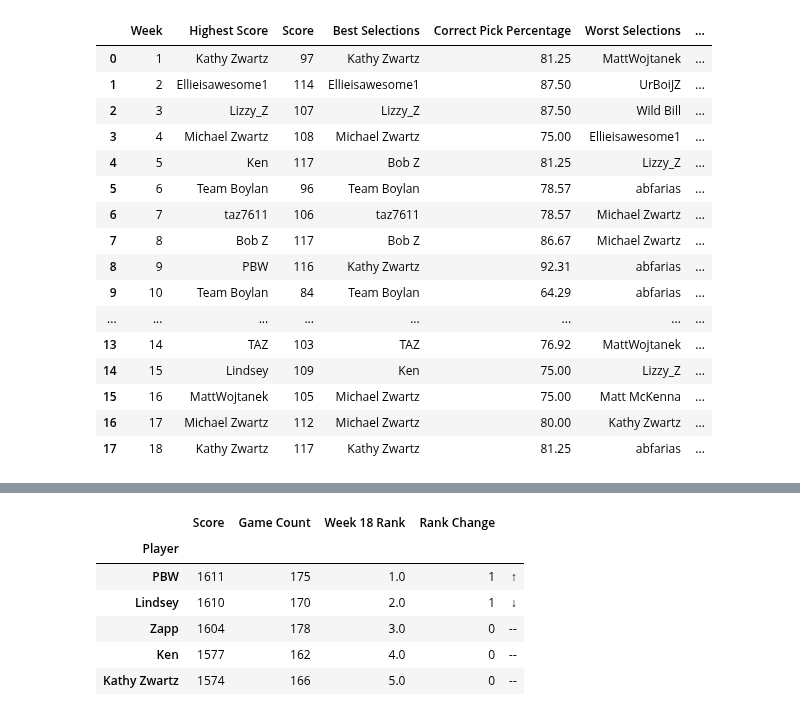
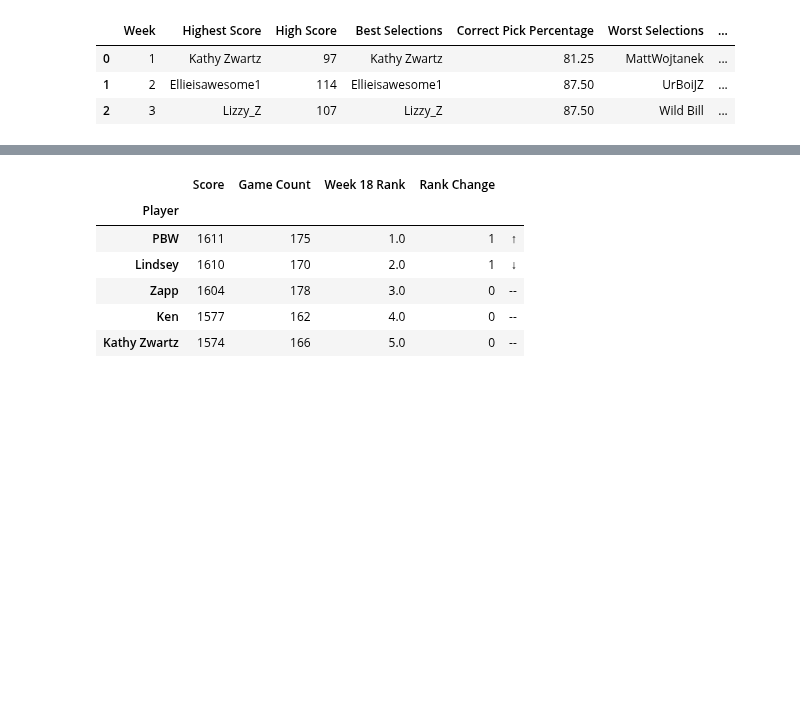
Before and after one commit to michaelzwartz/Confidence-pool, a Jupyter notebook: pool_notebook.ipynb, the cells around one changed output, grey strips where cells are left out. Cells and saved outputs as stored; diff of their text form; code cells hidden in the pictures; blank space fills up the shorter version.

```diff
--- a/pool_notebook.ipynb
+++ b/pool_notebook.ipynb
@@ -68,42 +68,29 @@ sum_totals(season_totals, week18_stats, 'Week 18 Rank')
 #caluculate the position change from the previous week
 season_totals['Rank Change Value'] = round(season_totals[season_totals.columns[len(season_totals.columns)-1]]-season_totals[season_totals.columns[len(season_totals.columns)-2]], 0)
 # %%
-best_worst_dic = {'Week': 1, 'Highest Score': week1_stats['Score'].idxmax(), 'Score': week1_stats['Score'].max(), 'Best Selections': week1_stats['Pick Percentage'].idxmax(), 'Correct Pick Percentage': week1_stats['Pick Percentage'].max(), 'Worst Selections': week1_stats['Pick Percentage'].idxmin(), 'Worst Pick Percentage': week1_stats['Pick Percentage'].min()}
+best_worst_dic = {'Week': 1, 'Highest Score': week1_stats['Score'].idxmax(), 'High Score': week1_stats['Score'].max(), 'Best Selections': week1_stats['Pick Percentage'].idxmax(), 'Correct Pick Percentage': week1_stats['Pick Percentage'].max(), 'Worst Selections': week1_stats['Pick Percentage'].idxmin(), 'Worst Pick Percentage': week1_stats['Pick Percentage'].min(), 'Low Score':week1_stats['Score'].min(), 'Avg Score':week1_stats['Score'].mean()}
 best_worst = pd.DataFrame(best_worst_dic, index=[0])
-best_worst.loc[len(best_worst.index)] = [2, week2_stats['Score'].idxmax(), week2_stats['Score'].max(), week2_stats['Pick Percentage'].idxmax(), week2_stats['Pick Percentage'].max(),  week2_stats['Pick Percentage'].idxmin(), week2_stats['Pick Percentage'].min()]
-best_worst.loc[len(best_worst.index)] = [3, week3_stats['Score'].idxmax(), week3_stats['Score'].max(), week3_stats['Pick Percentage'].idxmax(), week3_stats['Pick Percentage'].max(),  week3_stats['Pick Percentage'].idxmin(), week3_stats['Pick Percentage'].min()]
-best_worst.loc[len(best_worst.index)] = [4, week4_stats['Score'].idxmax(), week4_stats['Score'].max(), week4_stats['Pick Percentage'].idxmax(), week4_stats['Pick Percentage'].max(),  week4_stats['Pick Percentage'].idxmin(), week4_stats['Pick Percentage'].min()]
-best_worst.loc[len(best_worst.index)] = [5, week5_stats['Score'].idxmax(), week5_stats['Score'].max(), week5_stats['Pick Percentage'].idxmax(), week5_stats['Pick Percentage'].max(),  week5_stats['Pick Percentage'].idxmin(), week5_stats['Pick Percentage'].min()]
-best_worst.loc[len(best_worst.index)] = [6, week6_stats['Score'].idxmax(), week6_stats['Score'].max(), week6_stats['Pick Percentage'].idxmax(), week6_stats['Pick Percentage'].max(),  week6_stats['Pick Percentage'].idxmin(), week6_stats['Pick Percentage'].min()]
-best_worst.loc[len(best_worst.index)] = [7, week7_stats['Score'].idxmax(), week7_stats['Score'].max(), week7_stats['Pick Percentage'].idxmax(), week7_stats['Pick Percentage'].max(),  week7_stats['Pick Percentage'].idxmin(), week7_stats['Pick Percentage'].min()]
-best_worst.loc[len(best_worst.index)] = [8, week8_stats['Score'].idxmax(), week8_stats['Score'].max(), week8_stats['Pick Percentage'].idxmax(), week8_stats['Pick Percentage'].max(),  week8_stats['Pick Percentage'].idxmin(), week8_stats['Pick Percentage'].min()]
-best_worst.loc[len(best_worst.index)] = [9, week9_stats['Score'].idxmax(), week9_stats['Score'].max(), week9_stats['Pick Percentage'].idxmax(), week9_stats['Pick Percentage'].max(),  week9_stats['Pick Percentage'].idxmin(), week9_stats['Pick Percentage'].min()]
-best_worst.loc[len(best_worst.index)] = [10, week10_stats['Score'].idxmax(), week10_stats['Score'].max(), week10_stats['Pick Percentage'].idxmax(), week10_stats['Pick Percentage'].max(),  week10_stats['Pick Percentage'].idxmin(), week10_stats['Pick Percentage'].min()]
-best_worst.loc[len(best_worst.index)] = [11, week11_stats['Score'].idxmax(), week11_stats['Score'].max(), week11_stats['Pick Percentage'].idxmax(), week11_stats['Pick Percentage'].max(),  week11_stats['Pick Percentage'].idxmin(), week11_stats['Pick Percentage'].min()]
-best_worst.loc[len(best_worst.index)] = [12, week12_stats['Score'].idxmax(), week12_stats['Score'].max(), week12_stats['Pick Percentage'].idxmax(), week12_stats['Pick Percentage'].max(),  week12_stats['Pick Percentage'].idxmin(), week12_stats['Pick Percentage'].min()]
-best_worst.loc[len(best_worst.index)] = [13, week13_stats['Score'].idxmax(), week13_stats['Score'].max(), week13_stats['Pick Percentage'].idxmax(), week13_stats['Pick Percentage'].max(),  week13_stats['Pick Percentage'].idxmin(), week13_stats['Pick Percentage'].min()]
-best_worst.loc[len(best_worst.index)] = [14, week14_stats['Score'].idxmax(), week14_stats['Score'].max(), week14_stats['Pick Percentage'].idxmax(), week14_stats['Pick Percentage'].max(),  week14_stats['Pick Percentage'].idxmin(), week14_stats['Pick Percentage'].min()]
-best_worst.loc[len(best_worst.index)] = [15, week15_stats['Score'].idxmax(), week15_stats['Score'].max(), week15_stats['Pick Percentage'].idxmax(), week15_stats['Pick Percentage'].max(),  week15_stats['Pick Percentage'].idxmin(), week15_stats['Pick Percentage'].min()]
-best_worst.loc[len(best_worst.index)] = [16, week16_stats['Score'].idxmax(), week16_stats['Score'].max(), week16_stats['Pick Percentage'].idxmax(), week16_stats['Pick Percentage'].max(),  week16_stats['Pick Percentage'].idxmin(), week16_stats['Pick Percentage'].min()]
-best_worst.loc[len(best_worst.index)] = [17, week17_stats['Score'].idxmax(), week17_stats['Score'].max(), week17_stats['Pick Percentage'].idxmax(), week17_stats['Pick Percentage'].max(),  week17_stats['Pick Percentage'].idxmin(), week17_stats['Pick Percentage'].min()]
-best_worst.loc[len(best_worst.index)] = [18, week18_stats['Score'].idxmax(), week18_stats['Score'].max(), week18_stats['Pick Percentage'].idxmax(), week18_stats['Pick Percentage'].max(),  week18_stats['Pick Percentage'].idxmin(), week18_stats['Pick Percentage'].min()]
+best_worst.loc[len(best_worst.index)] = [2, week2_stats['Score'].idxmax(), week2_stats['Score'].max(), week2_stats['Pick Percentage'].idxmax(), week2_stats['Pick Percentage'].max(),  week2_stats['Pick Percentage'].idxmin(), week2_stats['Pick Percentage'].min(), week2_stats['Score'].min(), week2_stats['Score'].mean()]
+best_worst.loc[len(best_worst.index)] = [3, week3_stats['Score'].idxmax(), week3_stats['Score'].max(), week3_stats['Pick Percentage'].idxmax(), week3_stats['Pick Percentage'].max(),  week3_stats['Pick Percentage'].idxmin(), week3_stats['Pick Percentage'].min(), week3_stats['Score'].min(), week3_stats['Score'].mean()]
+best_worst.loc[len(best_worst.index)] = [4, week4_stats['Score'].idxmax(), week4_stats['Score'].max(), week4_stats['Pick Percentage'].idxmax(), week4_stats['Pick Percentage'].max(),  week4_stats['Pick Percentage'].idxmin(), week4_stats['Pick Percentage'].min(), week4_stats['Score'].min(), week4_stats['Score'].mean()]
+best_worst.loc[len(best_worst.index)] = [5, week5_stats['Score'].idxmax(), week5_stats['Score'].max(), week5_stats['Pick Percentage'].idxmax(), week5_stats['Pick Percentage'].max(),  week5_stats['Pick Percentage'].idxmin(), week5_stats['Pick Percentage'].min(), week5_stats['Score'].min(), week5_stats['Score'].mean()]
+best_worst.loc[len(best_worst.index)] = [6, week6_stats['Score'].idxmax(), week6_stats['Score'].max(), week6_stats['Pick Percentage'].idxmax(), week6_stats['Pick Percentage'].max(),  week6_stats['Pick Percentage'].idxmin(), week6_stats['Pick Percentage'].min(), week6_stats['Score'].min(), week6_stats['Score'].mean()]
+best_worst.loc[len(best_worst.index)] = [7, week7_stats['Score'].idxmax(), week7_stats['Score'].max(), week7_stats['Pick Percentage'].idxmax(), week7_stats['Pick Percentage'].max(),  week7_stats['Pick Percentage'].idxmin(), week7_stats['Pick Percentage'].min(), week7_stats['Score'].min(), week7_stats['Score'].mean()]
+best_worst.loc[len(best_worst.index)] = [8, week8_stats['Score'].idxmax(), week8_stats['Score'].max(), week8_stats['Pick Percentage'].idxmax(), week8_stats['Pick Percentage'].max(),  week8_stats['Pick Percentage'].idxmin(), week8_stats['Pick Percentage'].min(), week8_stats['Score'].min(), week8_stats['Score'].mean()]
+best_worst.loc[len(best_worst.index)] = [9, week9_stats['Score'].idxmax(), week9_stats['Score'].max(), week9_stats['Pick Percentage'].idxmax(), week9_stats['Pick Percentage'].max(),  week9_stats['Pick Percentage'].idxmin(), week9_stats['Pick Percentage'].min(), week9_stats['Score'].min(), week9_stats['Score'].mean()]
+best_worst.loc[len(best_worst.index)] = [10, week10_stats['Score'].idxmax(), week10_stats['Score'].max(), week10_stats['Pick Percentage'].idxmax(), week10_stats['Pick Percentage'].max(),  week10_stats['Pick Percentage'].idxmin(), week10_stats['Pick Percentage'].min(), week10_stats['Score'].min(), week10_stats['Score'].mean()]
+best_worst.loc[len(best_worst.index)] = [11, week11_stats['Score'].idxmax(), week11_stats['Score'].max(), week11_stats['Pick Percentage'].idxmax(), week11_stats['Pick Percentage'].max(),  week11_stats['Pick Percentage'].idxmin(), week11_stats['Pick Percentage'].min(), week11_stats['Score'].min(), week11_stats['Score'].mean()]
+best_worst.loc[len(best_worst.index)] = [12, week12_stats['Score'].idxmax(), week12_stats['Score'].max(), week12_stats['Pick Percentage'].idxmax(), week12_stats['Pick Percentage'].max(),  week12_stats['Pick Percentage'].idxmin(), week12_stats['Pick Percentage'].min(), week12_stats['Score'].min(), week12_stats['Score'].mean()]
+best_worst.loc[len(best_worst.index)] = [13, week13_stats['Score'].idxmax(), week13_stats['Score'].max(), week13_stats['Pick Percentage'].idxmax(), week13_stats['Pick Percentage'].max(),  week13_stats['Pick Percentage'].idxmin(), week13_stats['Pick Percentage'].min(), week13_stats['Score'].min(), week13_stats['Score'].mean()]
+best_worst.loc[len(best_worst.index)] = [14, week14_stats['Score'].idxmax(), week14_stats['Score'].max(), week14_stats['Pick Percentage'].idxmax(), week14_stats['Pick Percentage'].max(),  week14_stats['Pick Percentage'].idxmin(), week14_stats['Pick Percentage'].min(), week14_stats['Score'].min(), week14_stats['Score'].mean()]
+best_worst.loc[len(best_worst.index)] = [15, week15_stats['Score'].idxmax(), week15_stats['Score'].max(), week15_stats['Pick Percentage'].idxmax(), week15_stats['Pick Percentage'].max(),  week15_stats['Pick Percentage'].idxmin(), week15_stats['Pick Percentage'].min(), week15_stats['Score'].min(), week15_stats['Score'].mean()]
+best_worst.loc[len(best_worst.index)] = [16, week16_stats['Score'].idxmax(), week16_stats['Score'].max(), week16_stats['Pick Percentage'].idxmax(), week16_stats['Pick Percentage'].max(),  week16_stats['Pick Percentage'].idxmin(), week16_stats['Pick Percentage'].min(), week16_stats['Score'].min(), week16_stats['Score'].mean()]
+best_worst.loc[len(best_worst.index)] = [17, week17_stats['Score'].idxmax(), week17_stats['Score'].max(), week17_stats['Pick Percentage'].idxmax(), week17_stats['Pick Percentage'].max(),  week17_stats['Pick Percentage'].idxmin(), week17_stats['Pick Percentage'].min(), week17_stats['Score'].min(), week17_stats['Score'].mean()]
+best_worst.loc[len(best_worst.index)] = [18, week18_stats['Score'].idxmax(), week18_stats['Score'].max(), week18_stats['Pick Percentage'].idxmax(), week18_stats['Pick Percentage'].max(),  week18_stats['Pick Percentage'].idxmin(), week18_stats['Pick Percentage'].min(), week18_stats['Score'].min(), week18_stats['Score'].mean()]
 # %%
-best_worst.head(18)
+best_worst.head(3)
 # %% [output]
-|  | Week | Highest Score | Score | Best Selections | Correct Pick Percentage | Worst Selections | ... |
+|  | Week | Highest Score | High Score | Best Selections | Correct Pick Percentage | Worst Selections | ... |
 | 0 | 1 | Kathy Zwartz | 97 | Kathy Zwartz | 81.25 | MattWojtanek | ... |
 | 1 | 2 | Ellieisawesome1 | 114 | Ellieisawesome1 | 87.50 | UrBoiJZ | ... |
 | 2 | 3 | Lizzy_Z | 107 | Lizzy_Z | 87.50 | Wild Bill | ... |
-| 3 | 4 | Michael Zwartz | 108 | Michael Zwartz | 75.00 | Ellieisawesome1 | ... |
-| 4 | 5 | Ken | 117 | Bob Z | 81.25 | Lizzy_Z | ... |
-| 5 | 6 | Team Boylan | 96 | Team Boylan | 78.57 | abfarias | ... |
-| 6 | 7 | taz7611 | 106 | taz7611 | 78.57 | Michael Zwartz | ... |
-| 7 | 8 | Bob Z | 117 | Bob Z | 86.67 | Michael Zwartz | ... |
-| 8 | 9 | PBW | 116 | Kathy Zwartz | 92.31 | abfarias | ... |
-| 9 | 10 | Team Boylan | 84 | Team Boylan | 64.29 | abfarias | ... |
-| ... | ... | ... | ... | ... | ... | ... | ... |
-| 13 | 14 | TAZ | 103 | TAZ | 76.92 | MattWojtanek | ... |
-| 14 | 15 | Lindsey | 109 | Ken | 75.00 | Lizzy_Z | ... |
-| 15 | 16 | MattWojtanek | 105 | Michael Zwartz | 75.00 | Matt McKenna | ... |
-| 16 | 17 | Michael Zwartz | 112 | Michael Zwartz | 80.00 | Kathy Zwartz | ... |
-| 17 | 18 | Kathy Zwartz | 117 | Kathy Zwartz | 81.25 | abfarias | ... |
```
Also changed, not shown: parts of 2 cells of this notebook, 1 other file.
